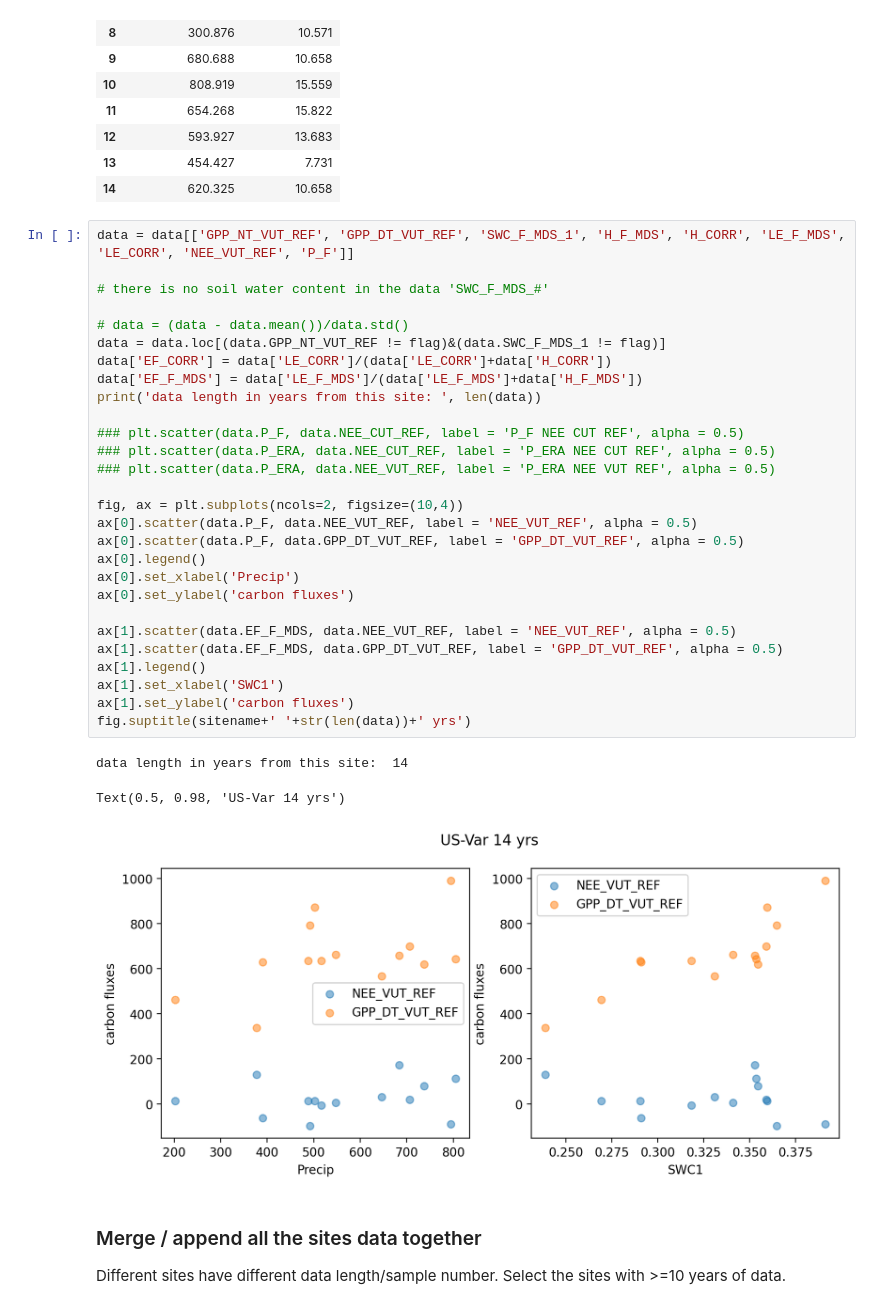
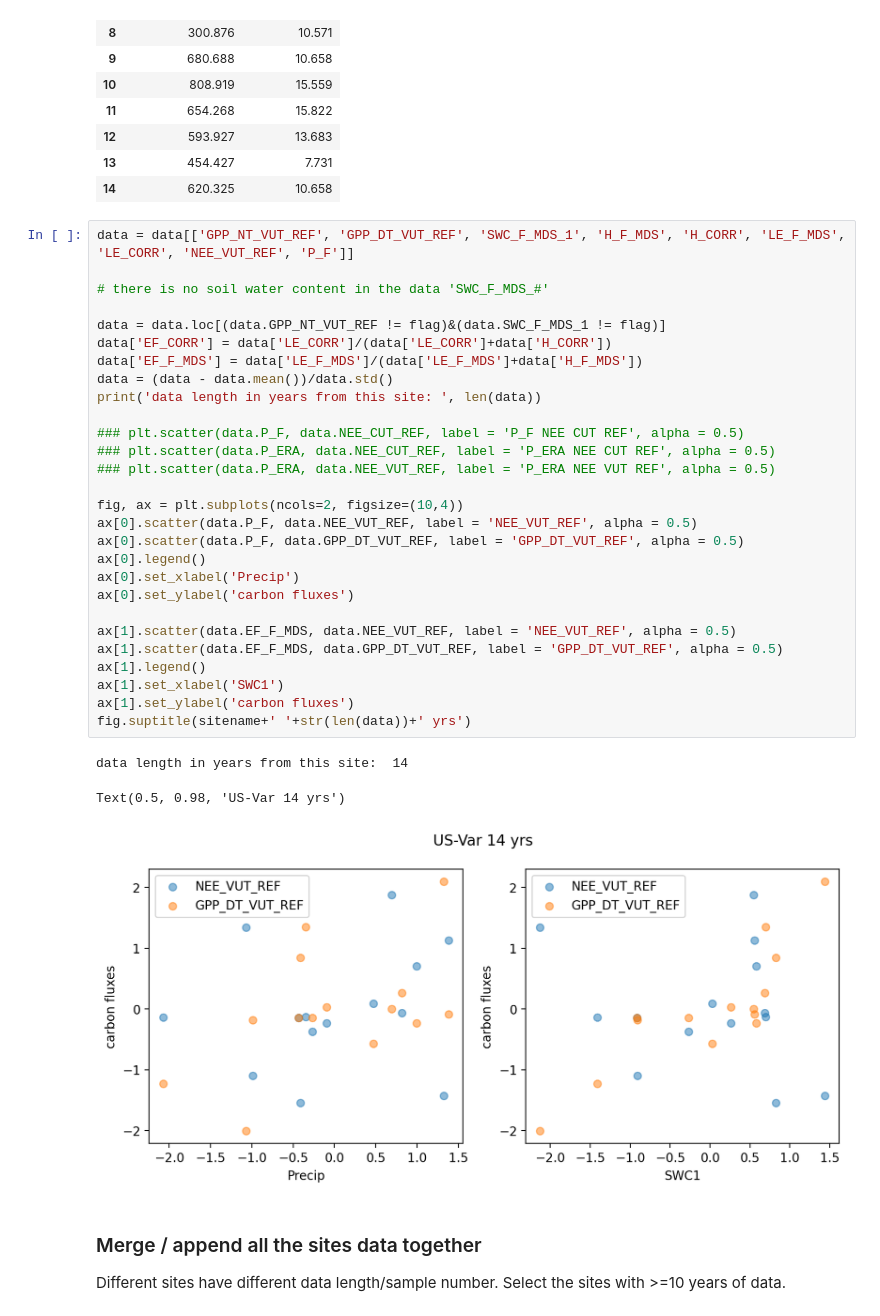
Before and after one commit to YuHuang3019/Applied_Causality, a Jupyter notebook: spatiotemporal_EF-GPP.ipynb, the cells around one changed output. Drawn from its saved outputs; the diff is of its cells as text.

```diff
--- a/spatiotemporal_EF-GPP.ipynb
+++ b/spatiotemporal_EF-GPP.ipynb
@@ -157,35 +170,35 @@ number of files in this directory is:  1
 # %%
 data = data[['GPP_NT_VUT_REF', 'GPP_DT_VUT_REF', 'SWC_F_MDS_1', 'H_F_MDS', 'H_CORR', 'LE_F_MDS', 'LE_CORR', 'NEE_VUT_REF', 'P_F']]
 
 # there is no soil water content in the data 'SWC_F_MDS_#'
 
-# data = (data - data.mean())/data.std()
 data = data.loc[(data.GPP_NT_VUT_REF != flag)&(data.SWC_F_MDS_1 != flag)]
 data['EF_CORR'] = data['LE_CORR']/(data['LE_CORR']+data['H_CORR'])
 data['EF_F_MDS'] = data['LE_F_MDS']/(data['LE_F_MDS']+data['H_F_MDS'])
+data = (data - data.mean())/data.std()
 print('data length in years from this site: ', len(data))
 
 ### plt.scatter(data.P_F, data.NEE_CUT_REF, label = 'P_F NEE CUT REF', alpha = 0.5)
 ### plt.scatter(data.P_ERA, data.NEE_CUT_REF, label = 'P_ERA NEE CUT REF', alpha = 0.5)
 ### plt.scatter(data.P_ERA, data.NEE_VUT_REF, label = 'P_ERA NEE VUT REF', alpha = 0.5)
 
 fig, ax = plt.subplots(ncols=2, figsize=(10,4))
 ax[0].scatter(data.P_F, data.NEE_VUT_REF, label = 'NEE_VUT_REF', alpha = 0.5)
 ax[0].scatter(data.P_F, data.GPP_DT_VUT_REF, label = 'GPP_DT_VUT_REF', alpha = 0.5)
 ax[0].legend()
 ax[0].set_xlabel('Precip')
 ax[0].set_ylabel('carbon fluxes')
 
 ax[1].scatter(data.EF_F_MDS, data.NEE_VUT_REF, label = 'NEE_VUT_REF', alpha = 0.5)
 ax[1].scatter(data.EF_F_MDS, data.GPP_DT_VUT_REF, label = 'GPP_DT_VUT_REF', alpha = 0.5)
 ax[1].legend()
 ax[1].set_xlabel('SWC1')
 ax[1].set_ylabel('carbon fluxes')
 fig.suptitle(sitename+' '+str(len(data))+' yrs')
 # %% [output]
 data length in years from this site:  14
 Text(0.5, 0.98, 'US-Var 14 yrs')
-[figure, old version]
+[figure, new version]
 # %% [markdown]
 ### Merge / append all the sites data together
 
```
Also changed, not shown: parts of 14 cells of this notebook.
